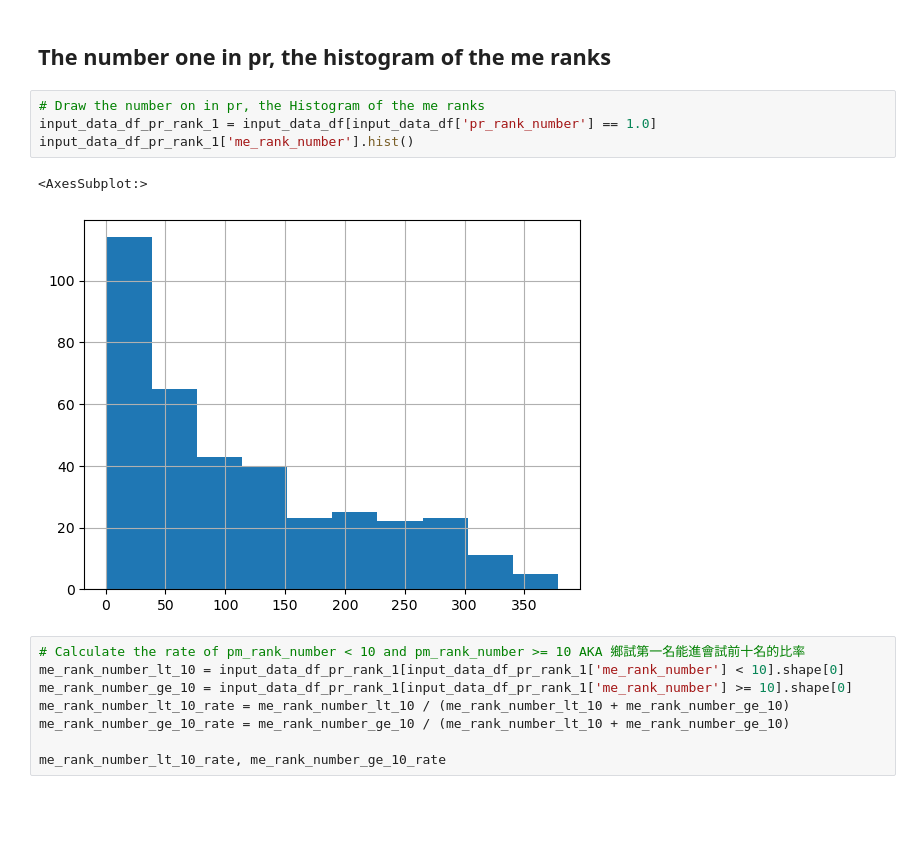
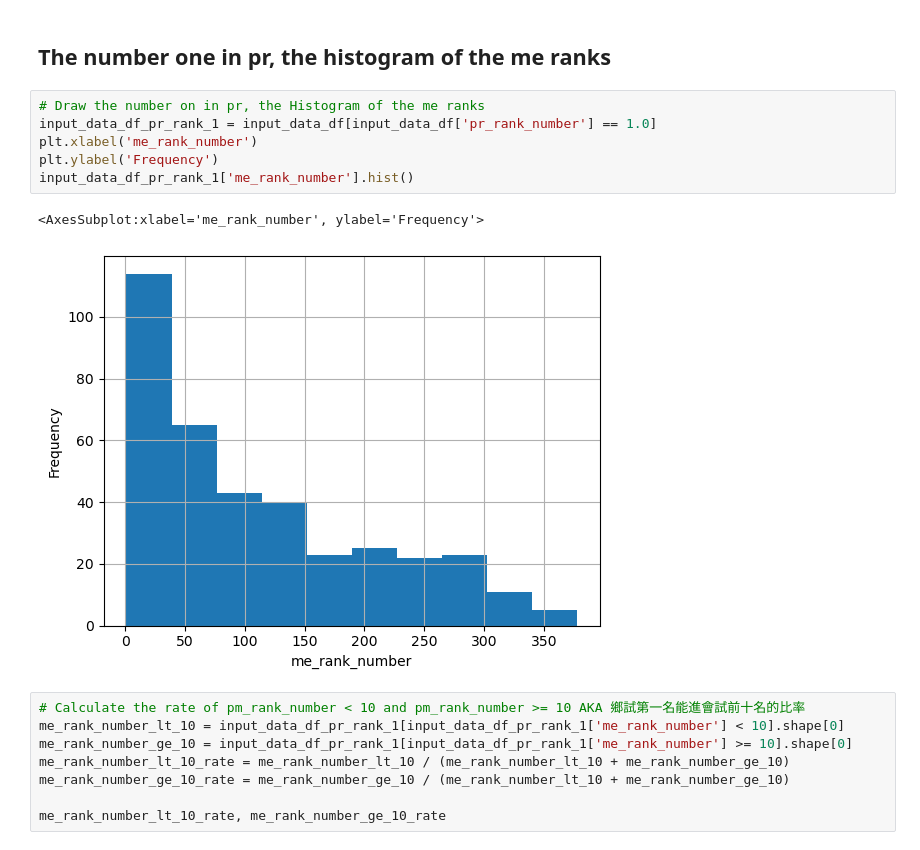
Before and after one commit to sudoghut/ming_provincial_metropolitan_palace_exam_rank_correlation, a Jupyter notebook: ming_provincial_metropolitan_palace_exam_rank_correlation.ipynb, the cells around one changed output. Drawn from its saved outputs; the diff is of its cells as text; blank space fills up the shorter version.

```diff
--- a/ming_provincial_metropolitan_palace_exam_rank_correlation.ipynb
+++ b/ming_provincial_metropolitan_palace_exam_rank_correlation.ipynb
@@ -264,10 +258,12 @@ input_data_df_me_rank_1_pr_less_than_10['pr_rank_number'].hist()
 # %%
 # Draw the number on in pr, the Histogram of the me ranks
 input_data_df_pr_rank_1 = input_data_df[input_data_df['pr_rank_number'] == 1.0]
+plt.xlabel('me_rank_number')
+plt.ylabel('Frequency')
 input_data_df_pr_rank_1['me_rank_number'].hist()
 # %% [output]
-<AxesSubplot:>
+<AxesSubplot:xlabel='me_rank_number', ylabel='Frequency'>
-[figure, old version]
+[figure, new version]
 # %%
 # Calculate the rate of pm_rank_number < 10 and pm_rank_number >= 10 AKA 鄉試第一名能進會試前十名的比率
 me_rank_number_lt_10 = input_data_df_pr_rank_1[input_data_df_pr_rank_1['me_rank_number'] < 10].shape[0]
```
Also changed, not shown: parts of 8 cells of this notebook, 1 other file.
